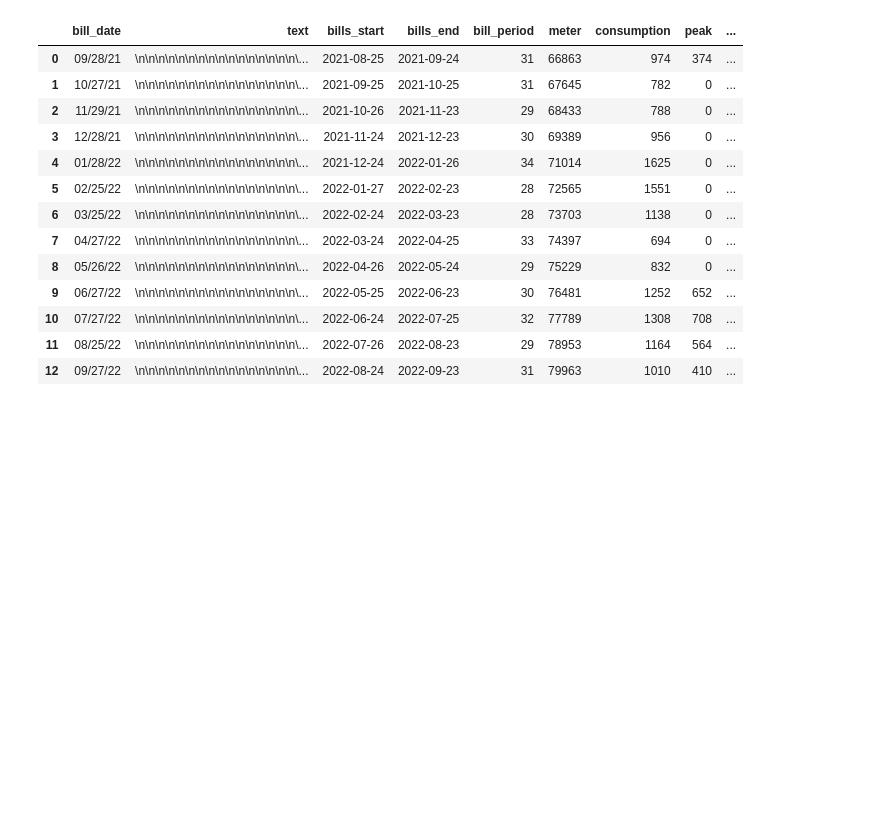
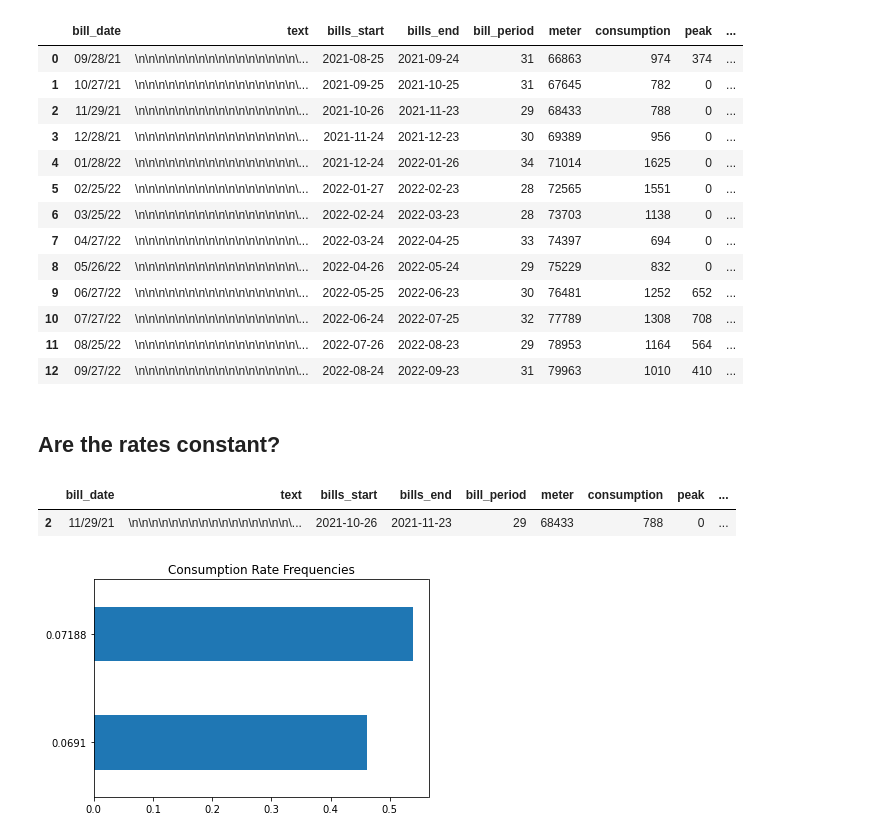
Before and after one commit to stephanie-jones78/what_the_cps, a Jupyter notebook: 05_houston_we_have_data.ipynb, the cells around one changed output. Drawn from its saved outputs; the diff is of its cells as text; code cells hidden in the pictures; blank space fills up the shorter version.

```diff
--- a/05_houston_we_have_data.ipynb
+++ b/05_houston_we_have_data.ipynb
@@ -59,0 +65,13 @@ Total Bill: 139.958
+# %% [markdown]
+## Are the rates constant?
+# %%
+df.sample()
+# %% [output]
+|  | bill_date | text | bills_start | bills_end | bill_period | meter | consumption | peak | ... |
+| 2 | 11/29/21 | \n\n\n\n\n\n\n\n\n\n\n\n\n\n\n\n\... | 2021-10-26 | 2021-11-23 | 29 | 68433 | 788 | 0 | ... |
+# %%
+df.consumption_rate.value_counts(normalize = True).sort_values().plot.barh()
+plt.title('Consumption Rate Frequencies')
+plt.show()
+# %% [output]
+[figure, added]
```
Also changed, not shown: parts of 5 cells of this notebook, 1 other file.
